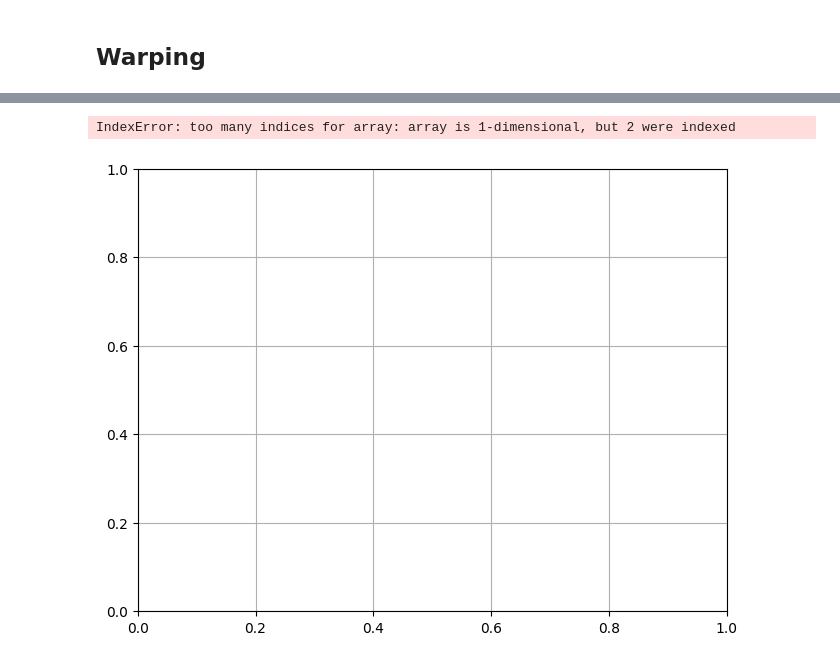
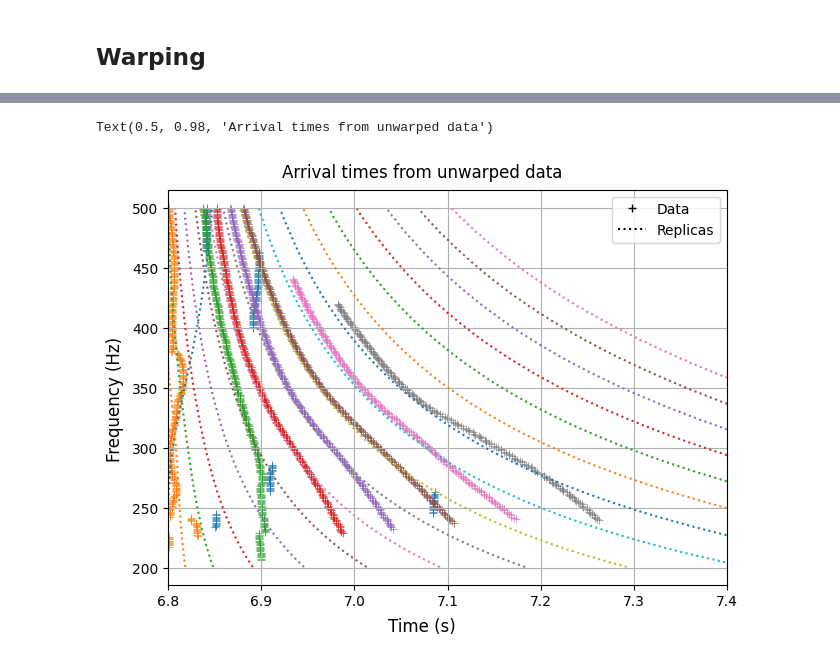
Before and after one commit to danchieta-njit/acoustic-inversion-python, a Jupyter notebook: Notebooks/Warping test.ipynb, the cells around one changed output, grey strips where cells are left out. Saved outputs shown, nothing was run; the diff lists cells and outputs as text; code cells hidden in the pictures.

```diff
--- a/Notebooks/Warping test.ipynb
+++ b/Notebooks/Warping test.ipynb
@@ -122,3 +109,26 @@ _ = ax_logi.hist(XF.flatten(), bins=b, density=True)
+# %%
+fig, (ax_raw, axt) = plt.subplots(2,1, layout="constrained")
+
+b = 256
+
+
+hist, bins, _ = ax_raw.hist(Xw_log.flatten(), bins=b, density=True)
+logistic_params = (Xw_log.mean() + Xw_log.std()*3.5, Xw_log.std()/5)
+# logistic_params = (gmm.means_[1,0], np.sqrt(gmm.covariances_[1,0,0])/5)
+
+ax_logistic = ax_raw.twinx()
+
+ax_logistic.plot(bins, logistic(bins, *logistic_params), 'r-')
+
+for ind in range(3):
+    mu = gmm.means_[ind,0]
+    sigma = np.sqrt(gmm.covariances_[ind,0,0])
+    weight = gmm.weights_[ind]
+    ax_raw.plot(bins, weight*normpdf(bins, mu, sigma), )
+
+XF = logistic(Xw_log, *logistic_params)
+
+_ = axt.hist(XF.flatten(), bins=b, density=True)
 # %%
 nll = np.array([label(XF > q)[1] for q in np.linspace(0,1,200)])
 # %%
@@ -130,9 +139,8 @@ plt.plot(np.linspace(0,1,199), np.diff(nll))
 # %%
 #Xw_bool = np.abs(Xw)**2 > np.quantile(np.abs(Xw)**2, 0.99)
-Xw_bool = XF >.99
+Xw_bool = XF >.7
 # %%
-s = np.ones([3,3])
-labeled_data, nlabels = label(Xw_bool, s)
+labeled_data, nlabels = label(Xw_bool)
 # %%
 fig, (ax, axbool, axl) = plt.subplots(1,3, layout='constrained')
 
@@ -202,35 +208,35 @@ Text(0.02, 0.5, 'Frequency (Hz)')
 # %%
 peaks_components = list()
 
-min_height = np.quantile(np.abs(X_components)**2, .9, [1,2])
+min_height = np.quantile(np.abs(X_components)**2, .95, [1,2])
 
 for ind, Xc in enumerate(np.abs(X_components)**2):
     peaks_components.append(find_peaks(Xc, wc, tc + origin_time, npeaks=1, min_height = min_height[ind]))
 # %%
 fig, ax = plt.subplots(layout='constrained')
 
 ax.grid()
-for p in peaks_components[]:
+for p in peaks_components:
     ax.scatter(p[:,0], p[:,1], marker = '+', linewidths=.5)
 ax.plot(source_range*1e3/Vg.T, f[1:-1], ':')
 ax.set_xlim([origin_time, 7.4])
 
 ax.plot(0, 350, 'k+', label="Data")
 ax.plot(0, 350, 'k:', label="Replicas")
 
 ax.legend()
 
 
 fig.supxlabel('Time (s)')
 fig.supylabel('Frequency (Hz)')
 
 fig.suptitle("Arrival times from unwarped data")
 #fig.set_size_inches([30,12])
 
 #fig.savefig('../data/output/figures/timewarping_arrival_times.png', dpi=600)
 # %% [output]
-IndexError: too many indices for array: array is 1-dimensional, but 2 were indexed
+Text(0.5, 0.98, 'Arrival times from unwarped data')
-[figure, old version]
+[figure, new version]
 # %%
 export = {'peaks_coordinates':np.array(peaks_components[5:], dtype=object), 'mode_nos':np.array([9,10,11,12])}
 
```
Also changed, not shown: parts of 14 cells of this notebook, 9 other files.
